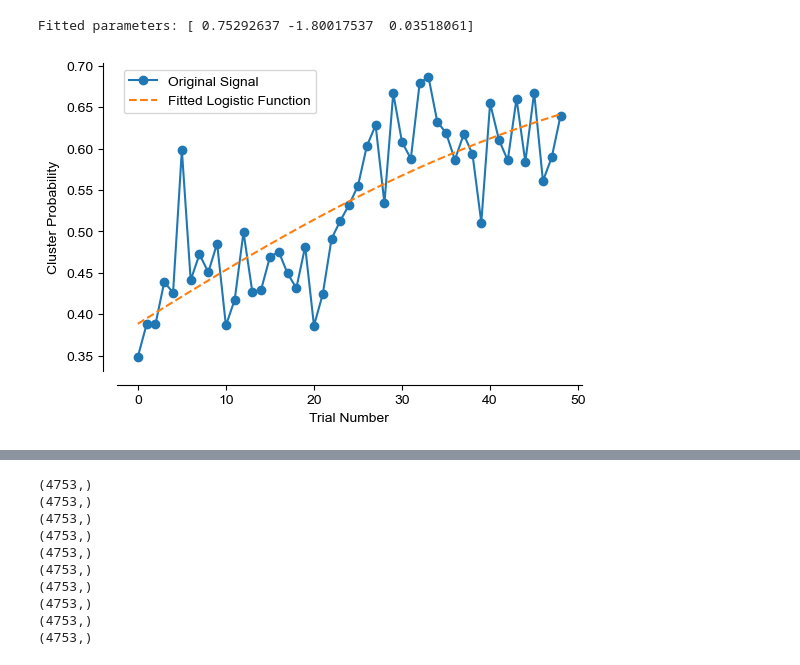
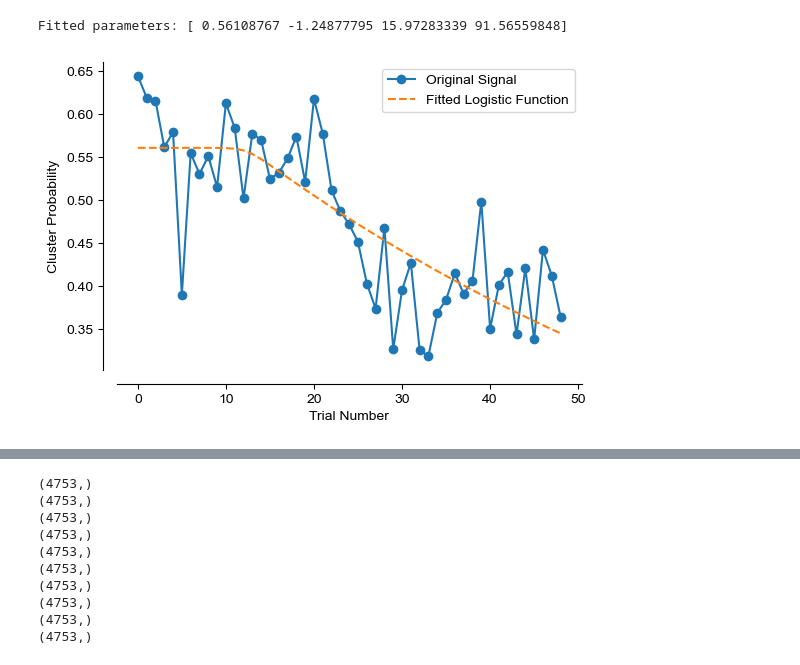
Before and after one commit to jaimemcc/bazzino, a Jupyter notebook: notebooks/crosscorrelation.ipynb, the cells around one changed output, grey strips where cells are left out. Drawn from its saved outputs; the diff is of its cells as text; code cells hidden in the pictures.

```diff
--- a/notebooks/crosscorrelation.ipynb
+++ b/notebooks/crosscorrelation.ipynb
@@ -44,16 +44,20 @@ pca_data.shape
 # %%
+from scipy.spatial.distance import cdist
+
 # calculate centroids
 cluster_0_centroid = pca_data[x_array.cluster_photo == 0].mean(axis=0)
 cluster_1_centroid = pca_data[x_array.cluster_photo == 1].mean(axis=0)
 
+
+## First, to work out projections
 # Step 2: Define the cluster separation vector
-cluster_vector = cluster_1_centroid - cluster_0_centroid
+cluster_vector = cluster_0_centroid - cluster_1_centroid
 
 # Step 3: Project each observation onto the cluster vector
 # Normalize the cluster vector
 cluster_vector_norm = cluster_vector / np.linalg.norm(cluster_vector)
 # Compute projections
-projections = np.dot(pca_data - cluster_0_centroid, cluster_vector_norm)
+projections = np.dot(pca_data - cluster_1_centroid, cluster_vector_norm)
 
 # Step 4: Normalize the projections to range between 0 and 1
 min_projection = projections.min()
@@ -61,4 +65,17 @@ max_projection = projections.max()
 normalized_projections = (projections - min_projection) / (max_projection - min_projection)
 
 x_array = x_array.assign(clusterness_photo=normalized_projections)
+
+
+## Second to work out Euclidian distances
+# Stack centroids into a matrix
+centroids = np.vstack([cluster_0_centroid, cluster_1_centroid])
+
+# Calculate all distances at once using cdist
+# This creates a matrix where each row is an observation and each column is a centroid
+distances = cdist(pca_data, centroids, metric='euclidean')
+
+distances_diff = distances[:, 1] - distances[:, 0]
+
+x_array = x_array.assign(euclidean_diff=distances_diff)
 # %%
@@ -70,5 +135,8 @@ Index(['trial', 'id', 'condition', 'infusiontype', 'cluster_photo',
 # %%
 from scipy.ndimage import gaussian_filter1d
+
+x_array_red = x_array.query("infusiontype == '45NaCl' & condition == 'deplete'")
+rats = x_array_red.id.unique()
 
 for rat in rats:
     mask = x_array.id == rat
@@ -108,35 +187,49 @@ import matplotlib.pyplot as plt
 
 # Define logistic function
 def logistic(x, L, x0, k):
     return L / (1 + np.exp(-k * (x - x0)))
 
 def hill(x, L, K, n):
     return L * (x**n) / (K**n + x**n)
 
+def richards(x, L, k, x0, nu):
+    """
+    L: upper asymptote
+    k: growth rate
+    x0: inflection point
+    nu: affects asymmetry (nu=1 gives standard logistic)
+    """
+    return L / (1 + nu * np.exp(-k * (x - x0)))**(1/nu)
+
 # Example signal with smooth transitions
 x = np.linspace(0, 10, 100)
 signal = 1 / (1 + np.exp(-(x - 5)))  # Logistic function
 
 signal = x_array.query("condition == 'deplete' & infusiontype == '45NaCl' & id == 'PB26'").clusterness_photo
 x = np.arange(len(signal))
 
 # Fit logistic function to the signal
-popt, _ = curve_fit(logistic, x, signal, p0=[0.6, 20, 1])  # Initial guesses for L, x0, k
-# popt, _ = curve_fit(hill, x, signal, p0=[0.6, 10, 1])  # Initial guesses for L, x0, k
+popt, _ = curve_fit(logistic, x, signal, p0=[0.6, 25, -0.5])  # Initial guesses for L, x0, k
+
+try:
+    popt, _ = curve_fit(richards, x, signal, p0=[1, 1, 25, 1])  # Initial guesses for L, x0, k
+except RuntimeError:
+    print("Richards function fit failed")
 
 # Plot the signal and the fitted function
 f, ax = plt.subplots(figsize=(6, 4))
 ax.plot(x, signal, label="Original Signal", marker="o")
-ax.plot(x, logistic(x, *popt), label="Fitted Logistic Function", linestyle="--")
+# ax.plot(x, logistic(x, *popt), label="Fitted Logistic Function", linestyle="--")
+ax.plot(x, richards(x, *popt), label="Fitted Logistic Function", linestyle="--")
 ax.legend()
 ax.set_xlabel("Trial Number")
 ax.set_ylabel("Cluster Probability")
 # ax.set_ylim([1,-0.1])
 # ax.set_yticks([0, 0.5, 1], labels=["1", "0.5", "0"])
 
 sns.despine(ax=ax, offset=10)
 
 print("Fitted parameters:", popt)
 # %% [output]
-Fitted parameters: [ 0.75292637 -1.80017537  0.03518061]
+Fitted parameters: [ 0.56108767 -1.24877795 15.97283339 91.56559848]
-[figure, old version]
+[figure, new version]
```
Also changed, not shown: parts of 13 cells of this notebook, 1 other file.
